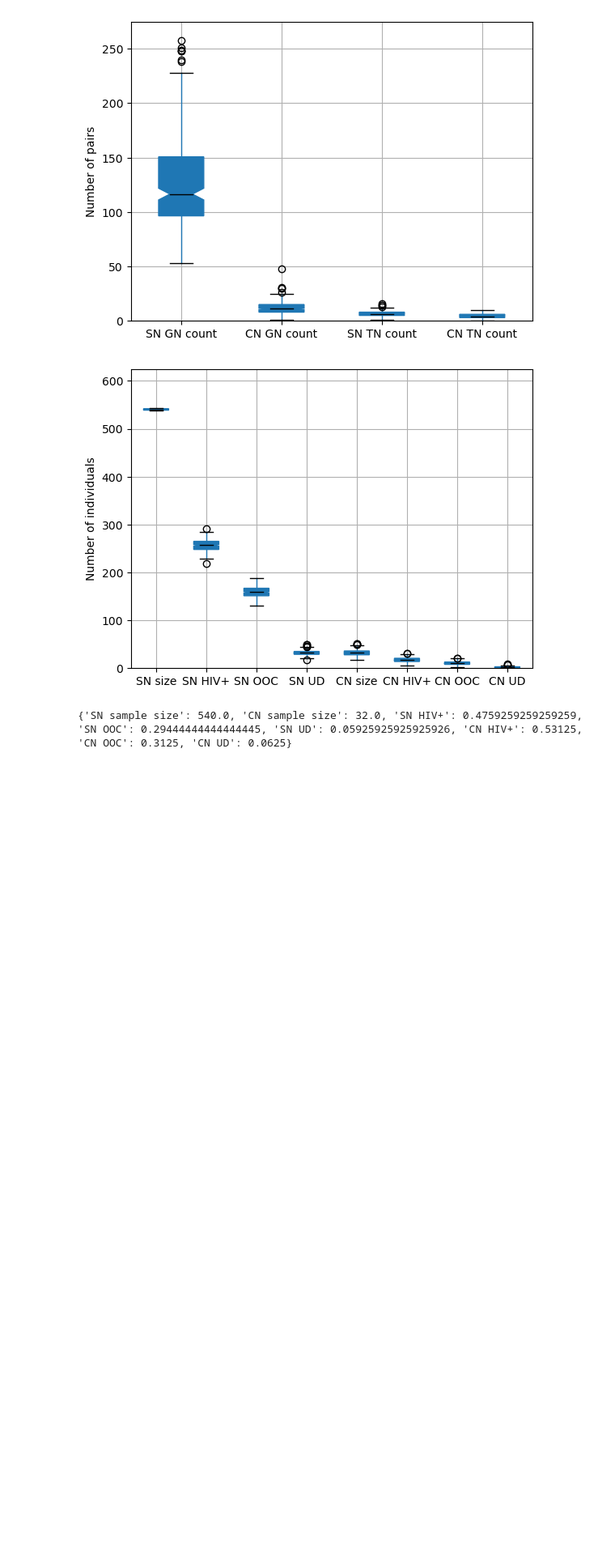
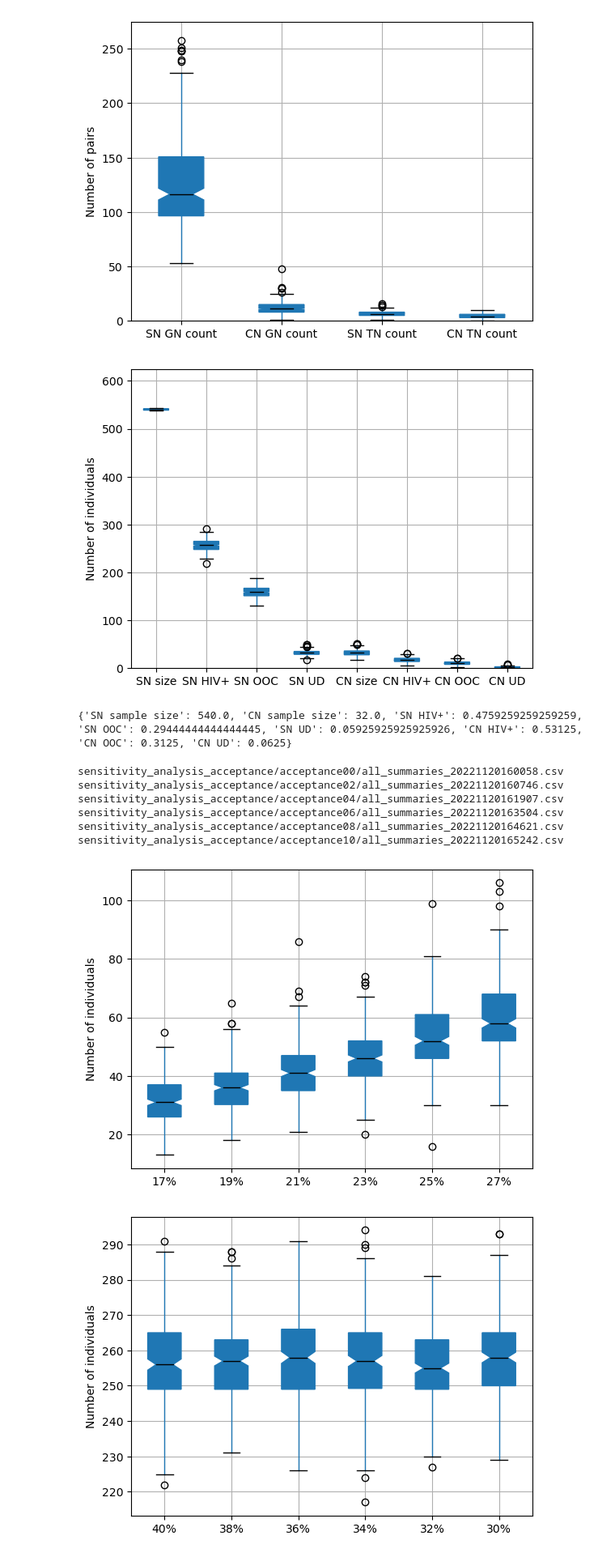
Before and after one commit to breecummins/social_sampling_in_epidemics, a Jupyter notebook: simulations/study_params_20220929/visualize_results.ipynb, the cells around one changed output. Shown at 81% size. Drawn from its saved outputs; the diff is of its cells as text; code cells hidden in the pictures; blank space fills up the shorter version.

Commit message:
completed first round of sensitivity analysis

```diff
--- a/simulations/study_params_20220929/visualize_results.ipynb
+++ b/simulations/study_params_20220929/visualize_results.ipynb
@@ -92,3 +99,33 @@ print(percentages(fname))
 # fname = "results_trimmed_end/JOB758832_social_tracing/all_summaries_20221102_social.csv"
 # boxplots(fname)
 # print(percentages(fname))
+# %%
+f = lambda d : glob.glob(os.path.join(os.path.join("sensitivity_analysis_acceptance",d),"all_summaries*"))[0]
+fnames = [f("acceptance00"),f("acceptance02"),f("acceptance04"),f("acceptance06"),f("acceptance08"),f("acceptance10")]
+cn_nums = ["17%","19%","21%","23%","25%","27%"]
+cn_size = pd.DataFrame()
+sn_nums = ["40%", "38%", "36%", "34%","32%","30%"]
+sn_hiv = pd.DataFrame()
+for n,m,fname in zip(cn_nums,sn_nums,fnames):
+    print(fname)
+    # plot_comps(fname,os.path.join(os.path.split(fname)[0],"compartments_20221120.jpg"))
+    df = load_df(fname)
+    cn_size[n] = df["CN sample size"].values
+    sn_hiv[m] = df["SN HIV+"].values
+cn_size.boxplot(column=cn_nums,patch_artist=True,medianprops=dict(color="k"),notch=True)
+plt.ylabel("Number of individuals")
+plt.savefig("sensitivity_analysis_acceptance/cn_size.jpg",bbox_inches="tight", dpi=600)
+plt.show()
+sn_hiv.boxplot(column=sn_nums,patch_artist=True,medianprops=dict(color="k"),notch=True)
+plt.ylabel("Number of individuals")
+plt.savefig("sensitivity_analysis_acceptance/sn_hiv_pos.jpg",bbox_inches="tight", dpi=600)
+plt.show()
+# %% [output]
+sensitivity_analysis_acceptance/acceptance00/all_summaries_20221120160058.csv
+sensitivity_analysis_acceptance/acceptance02/all_summaries_20221120160746.csv
+sensitivity_analysis_acceptance/acceptance04/all_summaries_20221120161907.csv
+sensitivity_analysis_acceptance/acceptance06/all_summaries_20221120163504.csv
+sensitivity_analysis_acceptance/acceptance08/all_summaries_20221120164621.csv
+sensitivity_analysis_acceptance/acceptance10/all_summaries_20221120165242.csv
+[figure, added]
+[figure, added]
```
Also changed, not shown: parts of 2 cells of this notebook, 16 other files.
